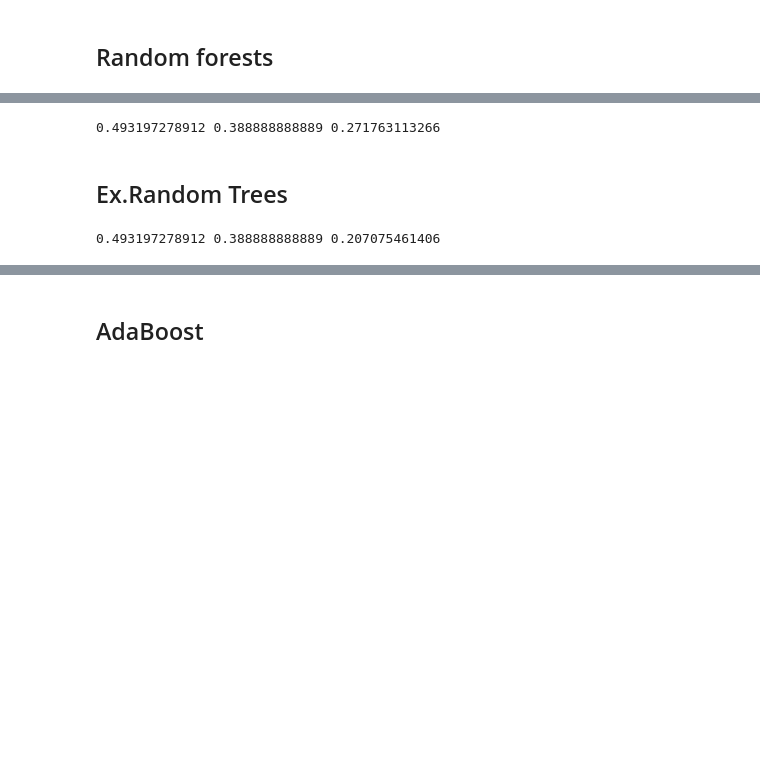
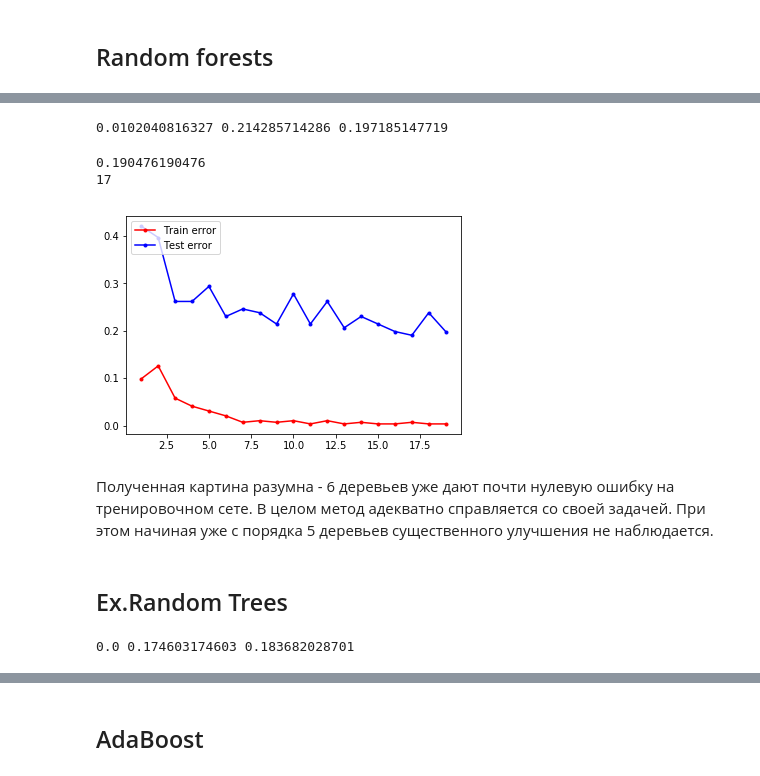
Before and after one commit to niktoris1/data_analisys, a Jupyter notebook: Birds_new.ipynb, the cells around one changed output, grey strips where cells are left out. Saved outputs shown, nothing was run; the diff lists cells and outputs as text; code cells hidden in the pictures; blank space fills up the shorter version.

```diff
--- a/Birds_new.ipynb
+++ b/Birds_new.ipynb
@@ -794,13 +795,37 @@ rfc = RandomForestClassifier()
 rfc.fit(X_train, y_train)
 scores = cross_val_score(rfc, X_train, y_train, cv=5)
 
-err_train = np.mean(y_train != gnb.predict(X_train))
-err_test  = np.mean(y_test  != gnb.predict(X_test))
+err_train = np.mean(y_train != rfc.predict(X_train))
+err_test  = np.mean(y_test  != rfc.predict(X_test))
 err_scores = np.mean(1 - scores.mean())
 
 print(err_train, err_test, err_scores)
 # %% [output]
-0.493197278912 0.388888888889 0.271763113266
+0.0102040816327 0.214285714286 0.197185147719
+# %%
+from sklearn import ensemble
+
+gamma = range(1, 20, 1) #3 default is 10
+err_train = []
+err_test = []
+for k in gamma:
+    model = ensemble.RandomForestClassifier(n_estimators = k)
+    model.fit(X_train, y_train)
+    err_train.append(np.mean(model.predict(X_train) != y_train))
+    err_test.append(np.mean(model.predict(X_test) != y_test))
+# %%
+plt.plot(gamma, err_train, '.-r', label = 'Train error')
+plt.plot(gamma, err_test,  '.-b', label = 'Test error')
+plt.legend(loc = 2)
+
+print (min(err_test))
+print (gamma[err_test.index(min(err_test))])
+# %% [output]
+0.190476190476
+17
+[figure, added]
+# %% [markdown]
+Полученная картина разумна - 6 деревьев уже дают почти нулевую ошибку на тренировочном сете. В целом метод адекватно справляется со своей задачей. При этом начиная уже с порядка 5 деревьев существенного улучшения не наблюдается.
 # %% [markdown]
 ## Ex.Random Trees
 # %%
@@ -808,12 +833,12 @@ from sklearn.ensemble import ExtraTreesClassifier
 
 etc = ExtraTreesClassifier()
 etc.fit(X_train, y_train)
-scores = cross_val_score(rfc, X_train, y_train, cv=5)
+scores = cross_val_score(etc, X_train, y_train, cv=5)
 
-err_train = np.mean(y_train != gnb.predict(X_train))
-err_test  = np.mean(y_test  != gnb.predict(X_test))
+err_train = np.mean(y_train != etc.predict(X_train))
+err_test  = np.mean(y_test  != etc.predict(X_test))
 err_scores = np.mean(1 - scores.mean())
 
 print(err_train, err_test, err_scores)
 # %% [output]
-0.493197278912 0.388888888889 0.207075461406
+0.0 0.174603174603 0.183682028701
```
Also changed, not shown: parts of 22 cells of this notebook.
